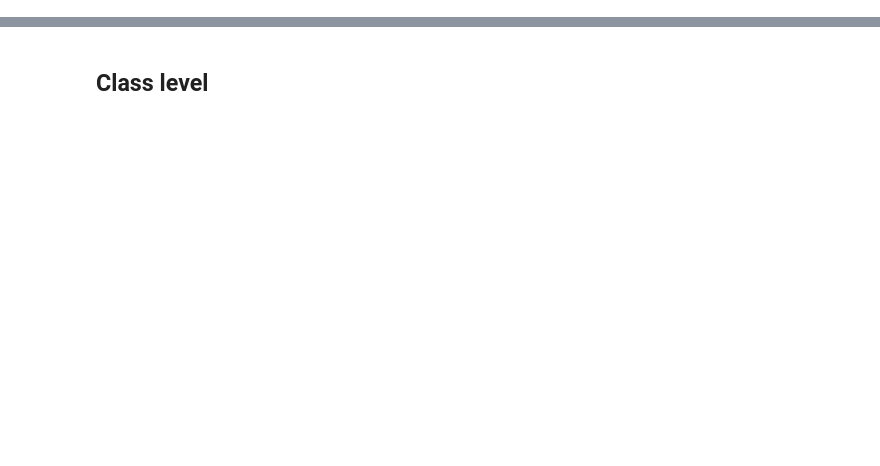
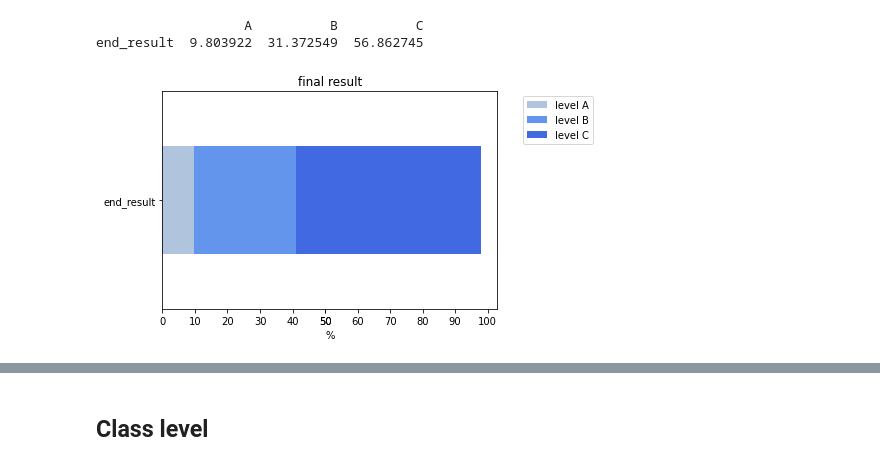
Before and after one commit to imkeines/tiria_data, a Jupyter notebook: Data_EDA.ipynb, the cells around one changed output, grey strips where cells are left out. Drawn from its saved outputs; the diff is of its cells as text; code cells hidden in the pictures; blank space fills up the shorter version.

```diff
--- a/Data_EDA.ipynb
+++ b/Data_EDA.ipynb
@@ -1,8 +0,0 @@
-# %%
-import pandas as pd
-import numpy as np
-import matplotlib.pyplot as plt
-import plotly.express as px
-
-# set figure size globally
-plt.rcParams["figure.figsize"] = (10,13)
@@ -151,0 +75,33 @@ Test 4:  -0.5491691547746674
+# %%
+# stacked barchart for level
+def level_stacked(df, title, column):
+    dataToPlott = df[column].value_counts(normalize=True) * 100
+    dataToPlott2 = pd.DataFrame(dataToPlott)
+    dataToPlott2["level"] = dataToPlott2.index
+    dataToPlott2 = dataToPlott2.transpose()
+    dataToPlott2 = dataToPlott2.head(-1)
+    dataToPlott2 = dataToPlott2[["A", "B", "C"]]
+    print(dataToPlott2)
+    dataToPlott2.plot(kind="barh", stacked=True, color=co)
+    plt.legend(["level A", "level B", "level C"], bbox_to_anchor=(1.3, 1))
+    plt.xlabel("%")
+    plt.xticks([0, 10, 20, 30, 40, 50, 50, 60, 70, 80, 90, 100])
+    plt.title(title)
+
+
+# histogram for subtest level
+def level_histogram(df, title, colors):
+    dataToPlott = df["subtest_result"].value_counts(normalize=True) * 100
+    dataToPlott2 = pd.DataFrame(dataToPlott)
+    dataToPlott_sorted = dataToPlott2.sort_values("subtest_result")
+    dataToPlott_sorted
+    dataToPlott_sorted["subtest_result"].plot(kind="barh", color=co)
+    plt.title(title)
+
+
+# colors for bars
+co = [
+    "lightsteelblue",
+    "cornflowerblue",
+    "royalblue",
+]
@@ -151,0 +110,6 @@ Test 4:  -0.5491691547746674
+# %%
+level_stacked(test1, "final result", "end_result")
+# %% [output]
+                   A          B          C
+end_result  9.803922  31.372549  56.862745
+[figure, added]
```
Also changed, not shown: parts of 74 cells of this notebook, 2 other files.
